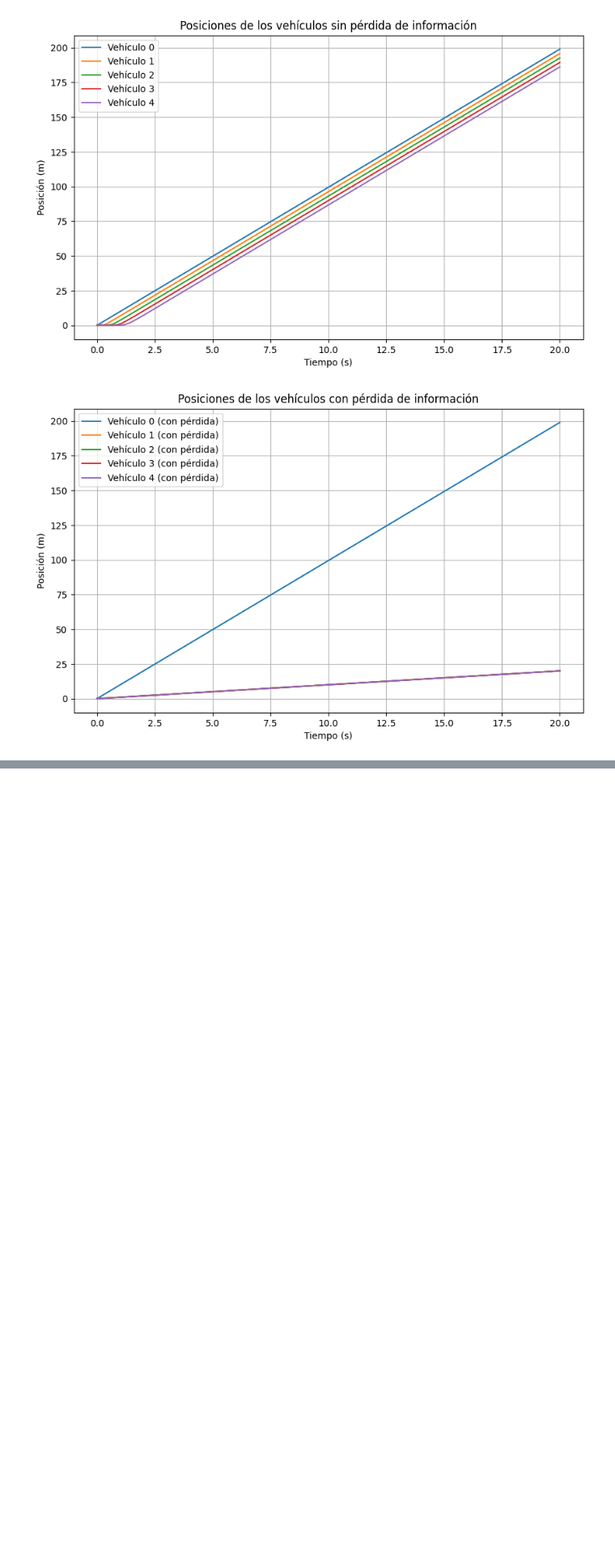
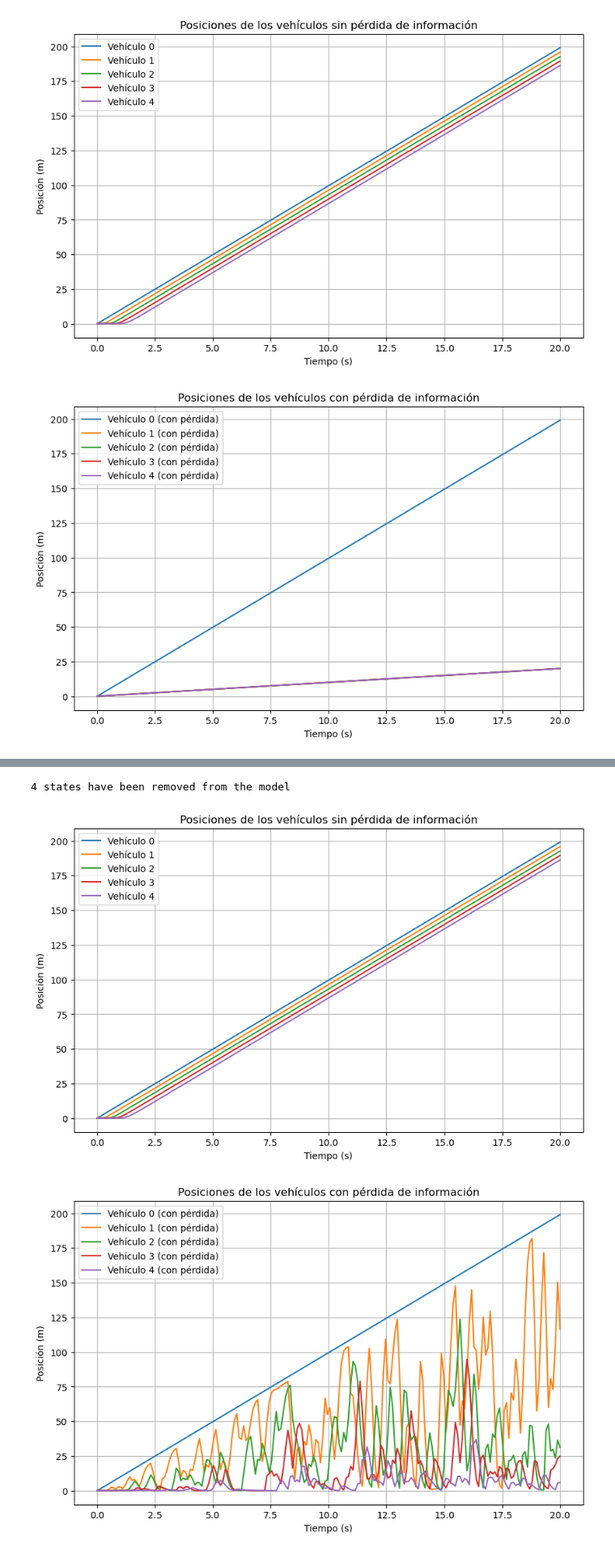
Before and after one commit to Mario-Rivera-A/proyecto_modelado, a Jupyter notebook: proyecto.ipynb, the cells around one changed output, grey strips where cells are left out. Shown at 81% size. Saved outputs shown, nothing was run; the diff lists cells and outputs as text; code cells hidden in the pictures; blank space fills up the shorter version.

```diff
--- a/proyecto.ipynb
+++ b/proyecto.ipynb
@@ -195,0 +200,72 @@ plt.show()
+# %%
+import numpy as np
+import matplotlib.pyplot as plt
+from control.matlab import *  # Importar funciones de la librería control con nombres similares a MATLAB
+
+# Definir parámetros del sistema
+M = 5  # Número de vehículos en el convoy
+h = 3.2  # Constante de time-headway (ajustable)
+T = 0.1  # Tiempo de muestreo (segundos)
+Kp = 0.5  # Ganancia proporcional del controlador
+Ki = 0.1  # Ganancia integral del controlador
+
+# Definir la función de transferencia del sistema en el dominio Z
+G = tf([1], [1, -1], True)  # Sistema del líder
+
+# Controlador local en cada vehículo
+a = 0.89
+K = tf([1.35 / (1 + h), 0], [1, a], True) * tf([1], [1, -1], True)  # Controlador PI
+H = tf([1 + h], [1], True) - tf([h], [1, 0], True)
+T_closed = minreal(K * G / (1 + K * G * H))  # Sistema en lazo cerrado para cada vehículo
+
+# Simulación del líder
+t = np.linspace(0, 200 * T, 200)
+y0, _ = step(G, t)
+
+# Simulación de los vehículos seguidores sin pérdida de información
+y = np.zeros((M, len(t)))
+y[0, :] = y0
+for i in range(1, M):
+    y[i, :] = lsim(T_closed, y[i - 1, :], t)[0]
+
+# Gráfica de las posiciones sin pérdida de información
+plt.figure(figsize=(10, 6))
+for i in range(M):
+    plt.plot(t, y[i, :], label=f'Vehículo {i}')
+plt.xlabel('Tiempo (s)')
+plt.ylabel('Posición (m)')
+plt.title('Posiciones de los vehículos sin pérdida de información')
+plt.legend()
+plt.grid(True)
+plt.show()
+
+# Simulación de los vehículos seguidores con pérdida de información
+np.random.seed(42)  # Semilla para reproducibilidad
+moneda = np.random.choice([0, 1], size=(M, len(t)), p=[0.5, 0.5])  # Pérdida aleatoria de datos con 50% de probabilidad
+
+y_perdida = np.zeros((M, len(t)))
+y_perdida[0, :] = y0
+entrada = np.zeros((M, len(t)))
+
+for i in range(1, M):
+    for j in range(2, len(t)):
+        if moneda[i, j] == 1:
+            entrada[i, j] = y_perdida[i - 1, j]  # Sin pérdida, usar el valor real
+        else:
+            entrada[i, j] = 0  # Con pérdida, entrada es cero para simular pérdida completa de información
+    y_perdida[i, :] = lsim(T_closed, entrada[i, :], t)[0]
+
+# Gráfica de las posiciones con pérdida de información
+plt.figure(figsize=(10, 6))
+for i in range(M):
+    plt.plot(t, y_perdida[i, :], label=f'Vehículo {i} (con pérdida)')
+plt.xlabel('Tiempo (s)')
+plt.ylabel('Posición (m)')
+plt.title('Posiciones de los vehículos con pérdida de información')
+plt.legend()
+plt.grid(True)
+plt.show()
+# %% [output]
+4 states have been removed from the model
+[figure, added]
+[figure, added]
```
Also changed, not shown: parts of 1 cell of this notebook.
